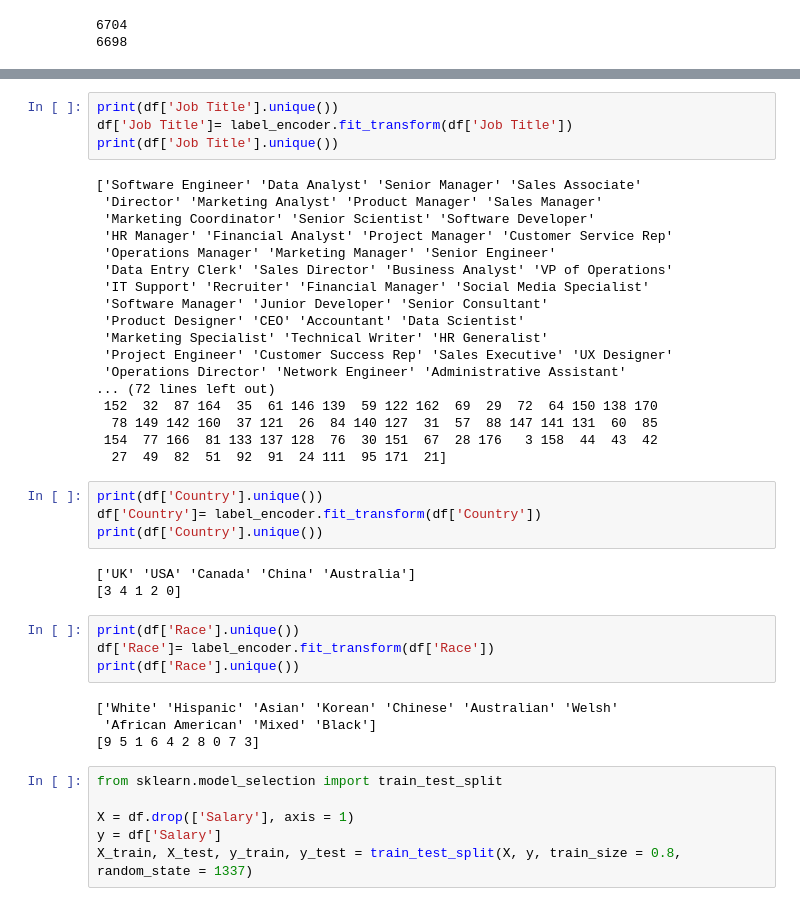
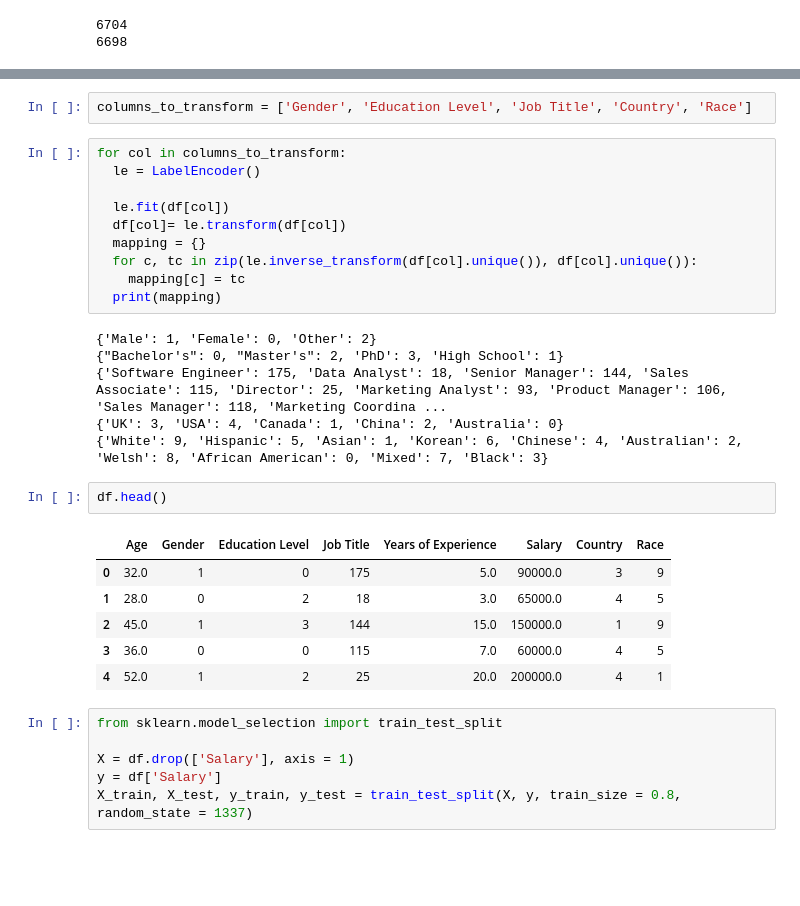
Before and after one commit to k4u5h4L/whatsmyworth, a Jupyter notebook: model/Salary_prediction.ipynb, the cells around one changed output, grey strips where cells are left out. Drawn from its saved outputs; the diff is of its cells as text; blank space fills up the shorter version.

Commit message:
added mapping and new model

```diff
--- a/model/Salary_prediction.ipynb
+++ b/model/Salary_prediction.ipynb
@@ -88,40 +93,30 @@ print(df['Education Level'].unique())
-# %%
-print(df['Job Title'].unique())
-df['Job Title']= label_encoder.fit_transform(df['Job Title'])
-print(df['Job Title'].unique())
-# %% [output]
-['Software Engineer' 'Data Analyst' 'Senior Manager' 'Sales Associate'
- 'Director' 'Marketing Analyst' 'Product Manager' 'Sales Manager'
- 'Marketing Coordinator' 'Senior Scientist' 'Software Developer'
- 'HR Manager' 'Financial Analyst' 'Project Manager' 'Customer Service Rep'
- 'Operations Manager' 'Marketing Manager' 'Senior Engineer'
- 'Data Entry Clerk' 'Sales Director' 'Business Analyst' 'VP of Operations'
- 'IT Support' 'Recruiter' 'Financial Manager' 'Social Media Specialist'
- 'Software Manager' 'Junior Developer' 'Senior Consultant'
- 'Product Designer' 'CEO' 'Accountant' 'Data Scientist'
- 'Marketing Specialist' 'Technical Writer' 'HR Generalist'
- 'Project Engineer' 'Customer Success Rep' 'Sales Executive' 'UX Designer'
- 'Operations Director' 'Network Engineer' 'Administrative Assistant'
-... (72 lines left out)
- 152  32  87 164  35  61 146 139  59 122 162  69  29  72  64 150 138 170
-  78 149 142 160  37 121  26  84 140 127  31  57  88 147 141 131  60  85
- 154  77 166  81 133 137 128  76  30 151  67  28 176   3 158  44  43  42
-  27  49  82  51  92  91  24 111  95 171  21]
-# %%
-print(df['Country'].unique())
-df['Country']= label_encoder.fit_transform(df['Country'])
-print(df['Country'].unique())
-# %% [output]
-['UK' 'USA' 'Canada' 'China' 'Australia']
-[3 4 1 2 0]
-# %%
-print(df['Race'].unique())
-df['Race']= label_encoder.fit_transform(df['Race'])
-print(df['Race'].unique())
-# %% [output]
-['White' 'Hispanic' 'Asian' 'Korean' 'Chinese' 'Australian' 'Welsh'
- 'African American' 'Mixed' 'Black']
-[9 5 1 6 4 2 8 0 7 3]
+# %%
+columns_to_transform = ['Gender', 'Education Level', 'Job Title', 'Country', 'Race']
+# %%
+for col in columns_to_transform:
+  le = LabelEncoder()
+
+  le.fit(df[col])
+  df[col]= le.transform(df[col])
+  mapping = {}
+  for c, tc in zip(le.inverse_transform(df[col].unique()), df[col].unique()):
+    mapping[c] = tc
+  print(mapping)
+# %% [output]
+{'Male': 1, 'Female': 0, 'Other': 2}
+{"Bachelor's": 0, "Master's": 2, 'PhD': 3, 'High School': 1}
+{'Software Engineer': 175, 'Data Analyst': 18, 'Senior Manager': 144, 'Sales Associate': 115, 'Director': 25, 'Marketing Analyst': 93, 'Product Manager': 106, 'Sales Manager': 118, 'Marketing Coordina ...
+{'UK': 3, 'USA': 4, 'Canada': 1, 'China': 2, 'Australia': 0}
+{'White': 9, 'Hispanic': 5, 'Asian': 1, 'Korean': 6, 'Chinese': 4, 'Australian': 2, 'Welsh': 8, 'African American': 0, 'Mixed': 7, 'Black': 3}
+# %%
+df.head()
+# %% [output]
+|  | Age | Gender | Education Level | Job Title | Years of Experience | Salary | Country | Race |
+| 0 | 32.0 | 1 | 0 | 175 | 5.0 | 90000.0 | 3 | 9 |
+| 1 | 28.0 | 0 | 2 | 18 | 3.0 | 65000.0 | 4 | 5 |
+| 2 | 45.0 | 1 | 3 | 144 | 15.0 | 150000.0 | 1 | 9 |
+| 3 | 36.0 | 0 | 0 | 115 | 7.0 | 60000.0 | 4 | 5 |
+| 4 | 52.0 | 1 | 2 | 25 | 20.0 | 200000.0 | 4 | 1 |
 # %%
 from sklearn.model_selection import train_test_split
 
```
Also changed, not shown: parts of 14 cells of this notebook, 6 other files.
